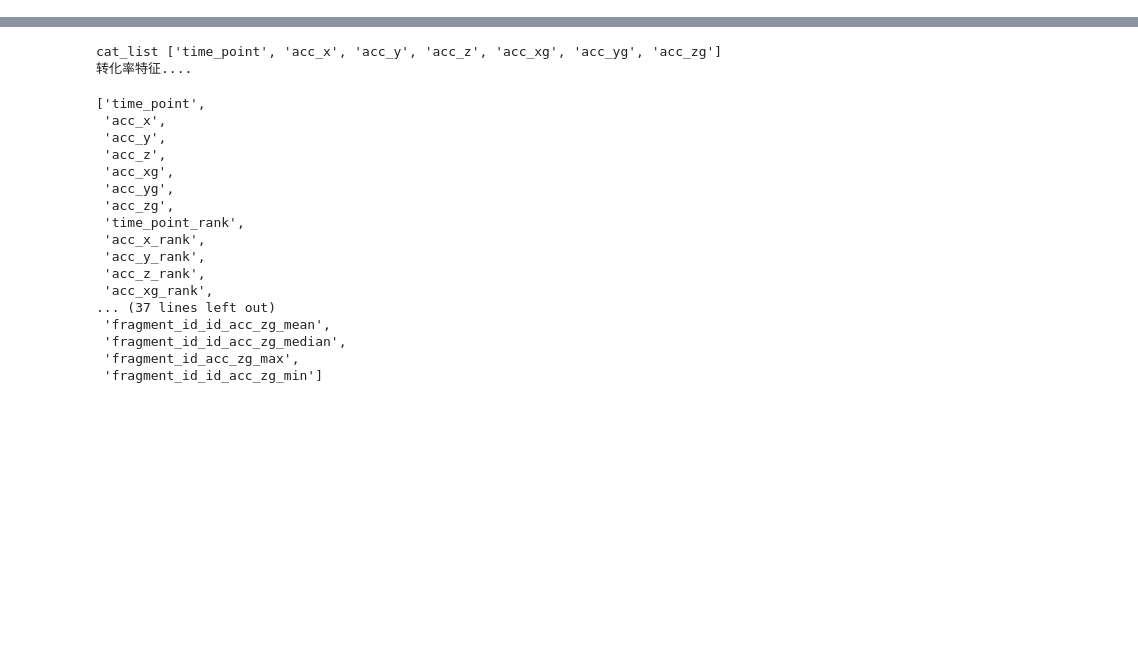
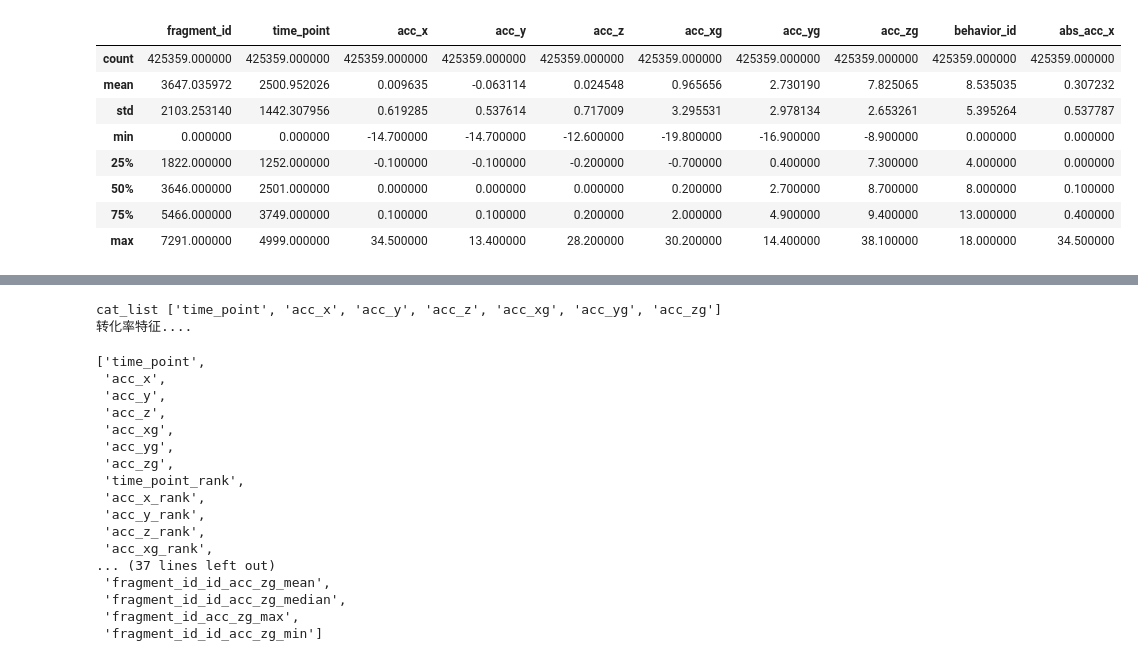
Before and after one commit to BruceDGit/Cellphone-Behavior, a Jupyter notebook: EDA.ipynb, the cells around one changed output, grey strips where cells are left out. Saved outputs shown, nothing was run; the diff lists cells and outputs as text; code cells hidden in the pictures; blank space fills up the shorter version.

```diff
--- a/EDA.ipynb
+++ b/EDA.ipynb
@@ -9,0 +21,14 @@ test = pd.read_csv(data_path+'sensor_test.csv')
+# %%
+train['abs_acc_x']=abs(train['acc_x'])
+# %%
+train.describe()
+# %% [output]
+|  | fragment_id | time_point | acc_x | acc_y | acc_z | acc_xg | acc_yg | acc_zg | behavior_id | abs_acc_x |
+| count | 425359.000000 | 425359.000000 | 425359.000000 | 425359.000000 | 425359.000000 | 425359.000000 | 425359.000000 | 425359.000000 | 425359.000000 | 425359.000000 |
+| mean | 3647.035972 | 2500.952026 | 0.009635 | -0.063114 | 0.024548 | 0.965656 | 2.730190 | 7.825065 | 8.535035 | 0.307232 |
+| std | 2103.253140 | 1442.307956 | 0.619285 | 0.537614 | 0.717009 | 3.295531 | 2.978134 | 2.653261 | 5.395264 | 0.537787 |
+| min | 0.000000 | 0.000000 | -14.700000 | -14.700000 | -12.600000 | -19.800000 | -16.900000 | -8.900000 | 0.000000 | 0.000000 |
+| 25% | 1822.000000 | 1252.000000 | -0.100000 | -0.100000 | -0.200000 | -0.700000 | 0.400000 | 7.300000 | 4.000000 | 0.000000 |
+| 50% | 3646.000000 | 2501.000000 | 0.000000 | 0.000000 | 0.000000 | 0.200000 | 2.700000 | 8.700000 | 8.000000 | 0.100000 |
+| 75% | 5466.000000 | 3749.000000 | 0.100000 | 0.100000 | 0.200000 | 2.000000 | 4.900000 | 9.400000 | 13.000000 | 0.400000 |
+| max | 7291.000000 | 4999.000000 | 34.500000 | 13.400000 | 28.200000 | 30.200000 | 14.400000 | 38.100000 | 18.000000 | 34.500000 |
```
Also changed, not shown: parts of 5 cells of this notebook, 4 other files.
